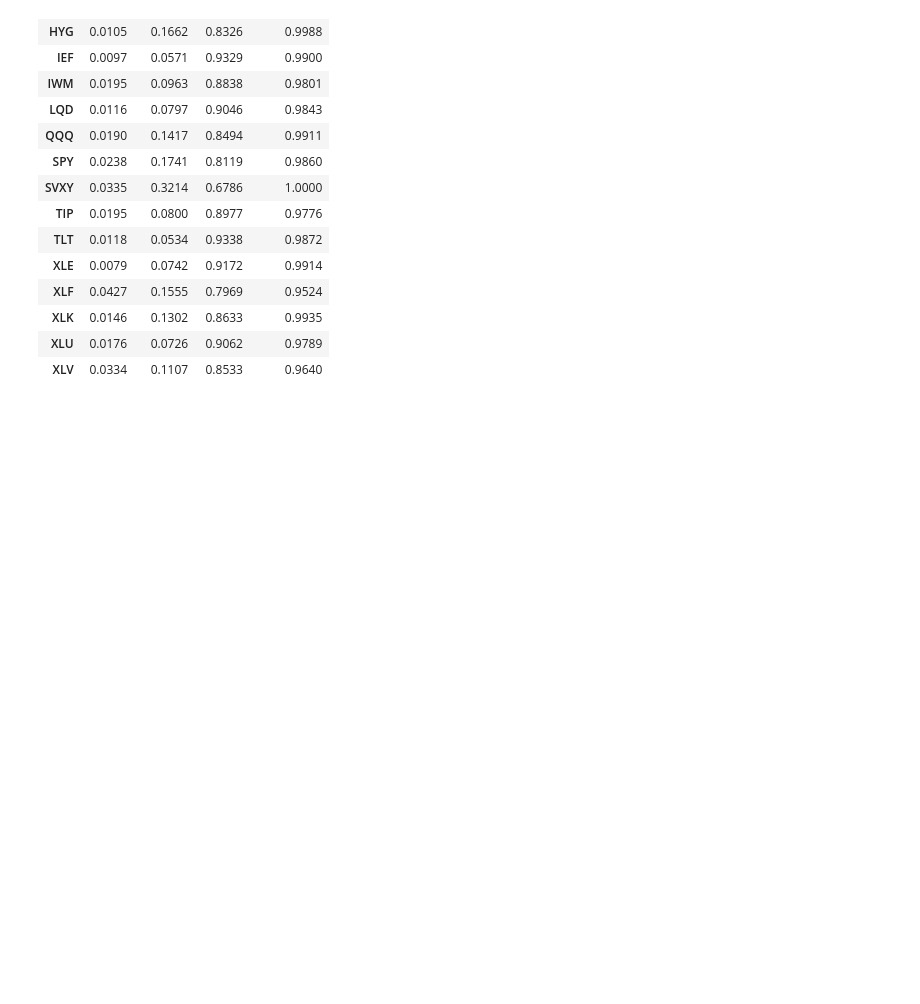
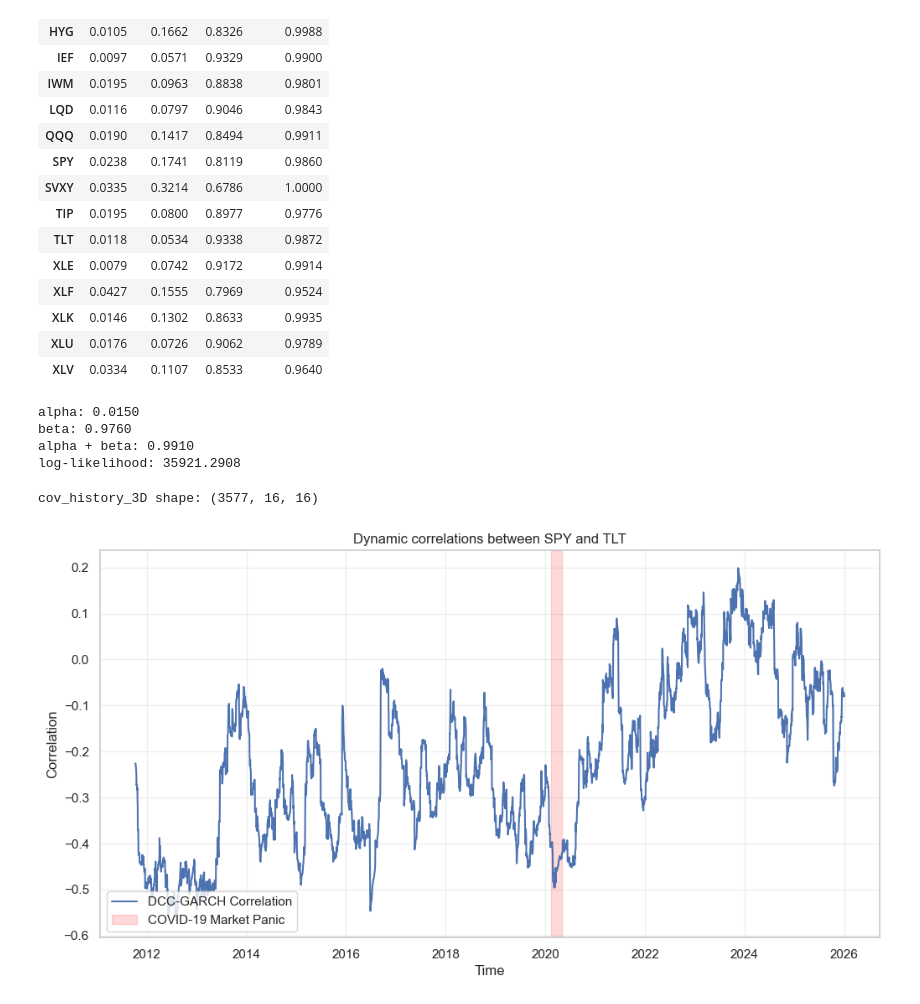
Before and after one commit to lukaszchazowiec/dynamic-covariance-hrp-optimizer, a Jupyter notebook: notebooks/analysis.ipynb, the cells around one changed output. Drawn from its saved outputs; the diff is of its cells as text; code cells hidden in the pictures; blank space fills up the shorter version.

```diff
--- a/notebooks/analysis.ipynb
+++ b/notebooks/analysis.ipynb
@@ -246,0 +250,16 @@ garch_params_df
+# %%
+dcc_results = fit_dcc(std_resid.values)
+
+alpha = dcc_results['alpha']
+beta = dcc_results['beta']
+loglik = dcc_results['loglik']
+
+print(f"alpha: {alpha:.4f}")
+print(f"beta: {beta:.4f}")
+print(f"alpha + beta: {alpha + beta:.4f}")
+print(f"log-likelihood: {loglik:.4f}")
+# %% [output]
+alpha: 0.0150
+beta: 0.9760
+alpha + beta: 0.9910
+log-likelihood: 35921.2908
@@ -246,0 +273,9 @@ garch_params_df
+# %%
+cov_history_3D = get_dynamic_covariance(vols, dcc_results)
+print(f"cov_history_3D shape: {cov_history_3D.shape}")
+# %% [output]
+cov_history_3D shape: (3577, 16, 16)
+# %%
+plot_dynamic_correlations(dcc_results, returns, 'SPY', 'TLT')
+# %% [output]
+[figure, added]
```
Also changed, not shown: parts of 21 cells of this notebook, 4 other files.
